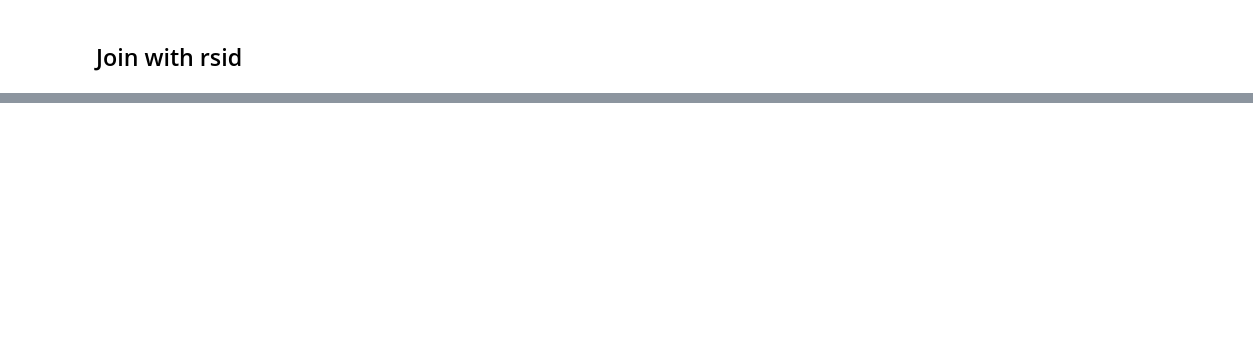
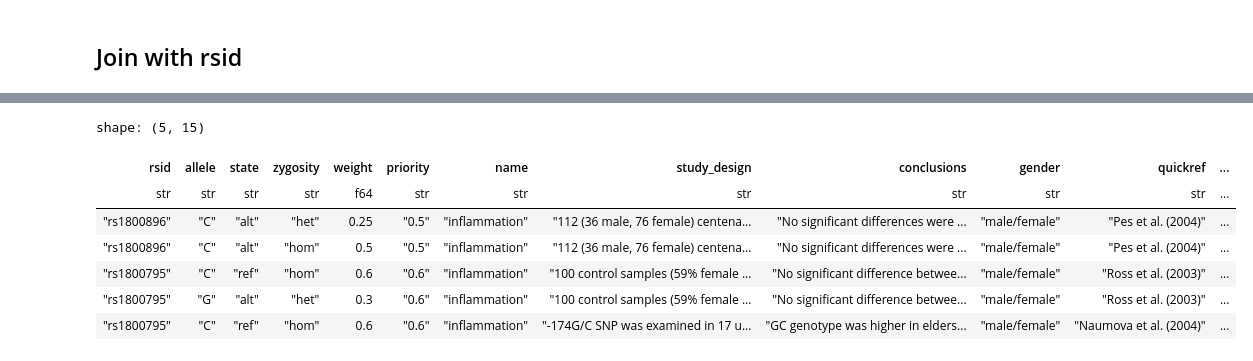
Before and after one commit to dna-seq/prepare-annotations, a Jupyter notebook: notebooks/prepare_modules.ipynb, the cells around one changed output, grey strips where cells are left out. Cells and saved outputs as stored; diff of their text form; code cells hidden in the pictures; blank space fills up the shorter version.

```diff
--- a/notebooks/prepare_modules.ipynb
+++ b/notebooks/prepare_modules.ipynb
@@ -289,0 +176,11 @@ for table in tables:
+# %%
+variants = pl.read_database("""
+SELECT variant.identifier as rsid, variant.study_design, variant.conclusions, variant.association,
+       variant.gender, variant.quickref, variant.quickyear, variant.quickpubmed,
+       population.name as population_name
+FROM variant
+JOIN population ON variant.population_id = population.id
+""", connection=conn).with_columns(
+    (pl.col("association") == "significant").alias("is_significant")
+).drop("association").lazy()
+variants.head(5).collect(engine="streaming")
@@ -289,0 +196,12 @@ for table in tables:
+# %%
+extended_weights = weights.join(variants, on="rsid")#.filter(pl.col("is_significant"))
+extended_weights.head(5).collect(engine="streaming")
+# %% [output]
+shape: (5, 15)
+| rsid | allele | state | zygosity | weight | priority | name | study_design | conclusions | gender | quickref | ... |
+| str | str | str | str | f64 | str | str | str | str | str | str | ... |
+| "rs1800896" | "C" | "alt" | "het" | 0.25 | "0.5" | "inflammation" | "112 (36 male, 76 female) centena... | "No significant differences were ... | "male/female" | "Pes et al. (2004)" | ... |
+| "rs1800896" | "C" | "alt" | "hom" | 0.5 | "0.5" | "inflammation" | "112 (36 male, 76 female) centena... | "No significant differences were ... | "male/female" | "Pes et al. (2004)" | ... |
+| "rs1800795" | "C" | "ref" | "hom" | 0.6 | "0.6" | "inflammation" | "100 control samples (59% female ... | "No significant difference betwee... | "male/female" | "Ross et al. (2003)" | ... |
+| "rs1800795" | "G" | "alt" | "het" | 0.3 | "0.6" | "inflammation" | "100 control samples (59% female ... | "No significant difference betwee... | "male/female" | "Ross et al. (2003)" | ... |
+| "rs1800795" | "C" | "ref" | "hom" | 0.6 | "0.6" | "inflammation" | "-174G/C SNP was examined in 17 u... | "GC genotype was higher in elders... | "male/female" | "Naumova et al. (2004)" | ... |
```
Also changed, not shown: parts of 48 cells of this notebook, 3 other files.
